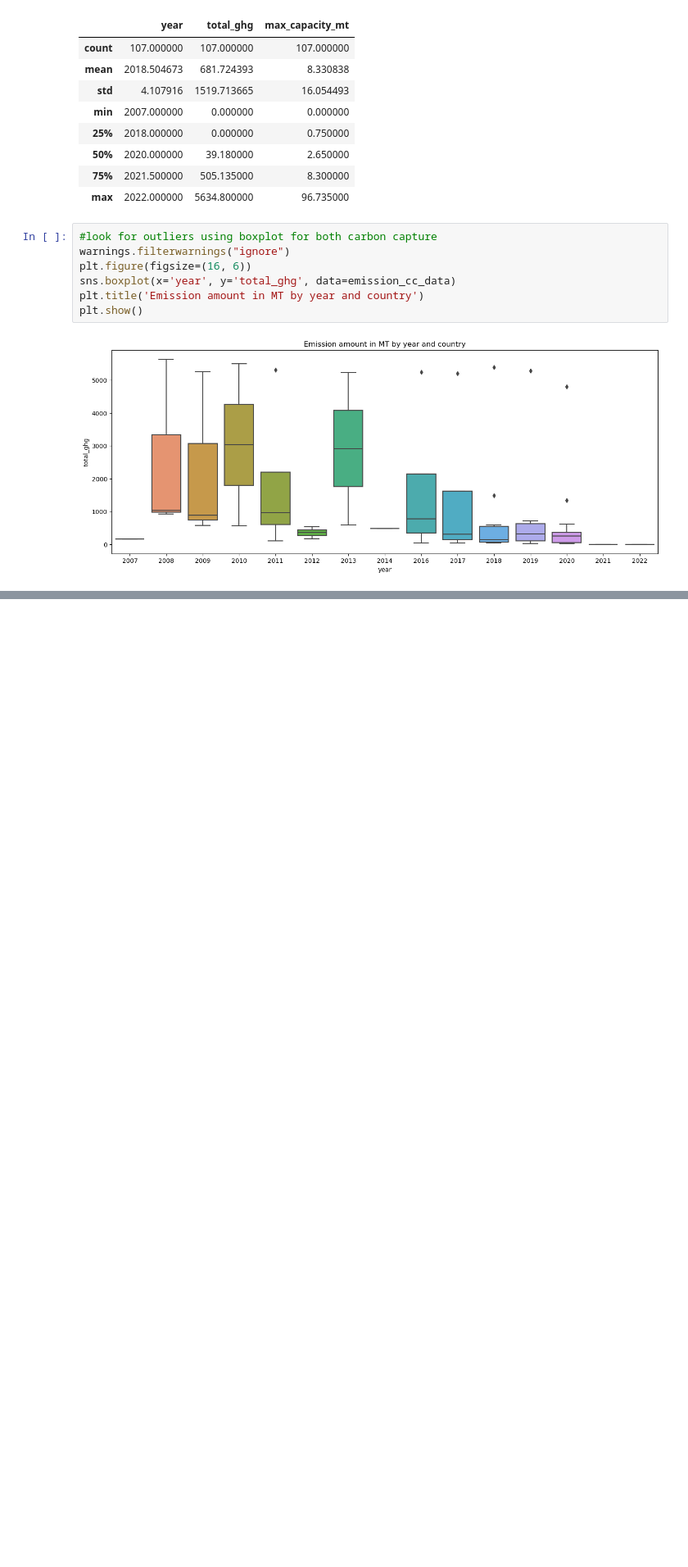
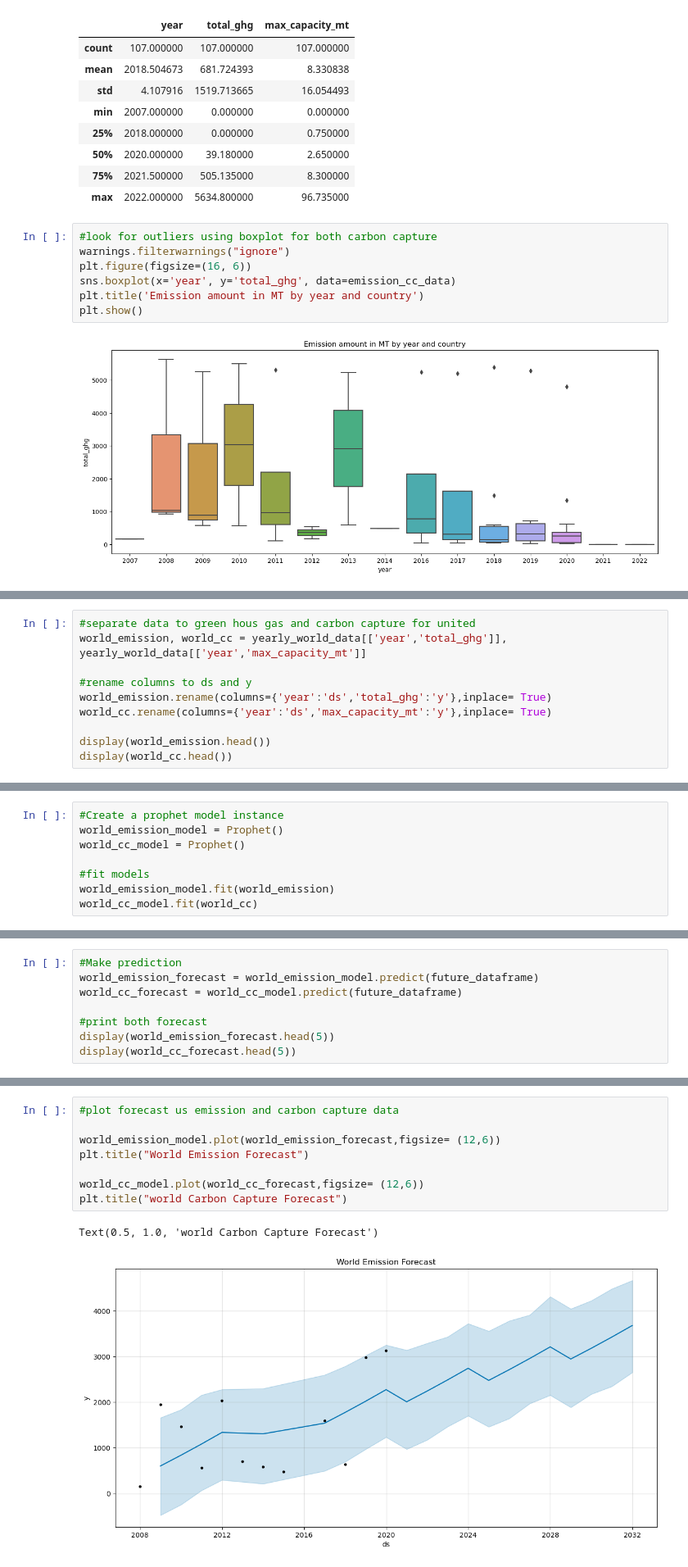
Before and after one commit to LardexTheLarge/AI-Project-1, a Jupyter notebook: Predictive_analysis.ipynb, the cells around one changed output, grey strips where cells are left out. Shown at 82% size. Saved outputs shown, nothing was run; the diff lists cells and outputs as text; blank space fills up the shorter version.

```diff
--- a/Predictive_analysis.ipynb
+++ b/Predictive_analysis.ipynb
@@ -67,0 +217,10 @@ KeyError: ('year', 'total_ghg')
+# %%
+#separate data to green hous gas and carbon capture for united
+world_emission, world_cc = yearly_world_data[['year','total_ghg']], yearly_world_data[['year','max_capacity_mt']]
+
+#rename columns to ds and y
+world_emission.rename(columns={'year':'ds','total_ghg':'y'},inplace= True)
+world_cc.rename(columns={'year':'ds','max_capacity_mt':'y'},inplace= True)
+
+display(world_emission.head())
+display(world_cc.head())
@@ -67,0 +240,8 @@ KeyError: ('year', 'total_ghg')
+# %%
+#Create a prophet model instance
+world_emission_model = Prophet()
+world_cc_model = Prophet()
+
+#fit models
+world_emission_model.fit(world_emission)
+world_cc_model.fit(world_cc)
@@ -67,0 +254,8 @@ KeyError: ('year', 'total_ghg')
+# %%
+#Make prediction
+world_emission_forecast = world_emission_model.predict(future_dataframe)
+world_cc_forecast = world_cc_model.predict(future_dataframe)
+
+#print both forecast
+display(world_emission_forecast.head(5))
+display(world_cc_forecast.head(5))
@@ -67,0 +275,11 @@ KeyError: ('year', 'total_ghg')
+# %%
+#plot forecast us emission and carbon capture data
+
+world_emission_model.plot(world_emission_forecast,figsize= (12,6))
+plt.title("World Emission Forecast")
+
+world_cc_model.plot(world_cc_forecast,figsize= (12,6))
+plt.title("world Carbon Capture Forecast")
+# %% [output]
+Text(0.5, 1.0, 'world Carbon Capture Forecast')
+[figure, added]
```
Also changed, not shown: parts of 16 cells of this notebook.
